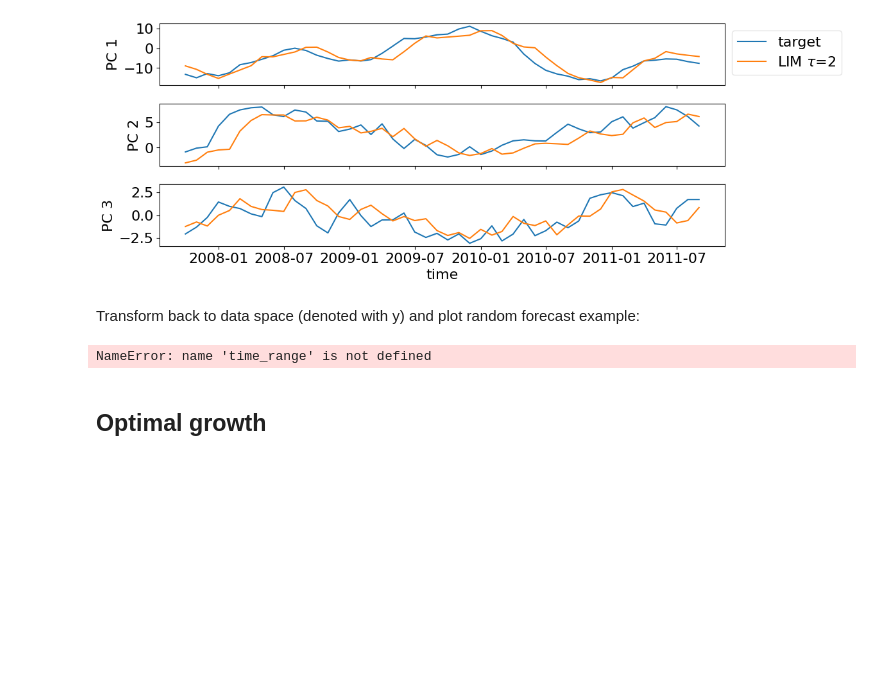
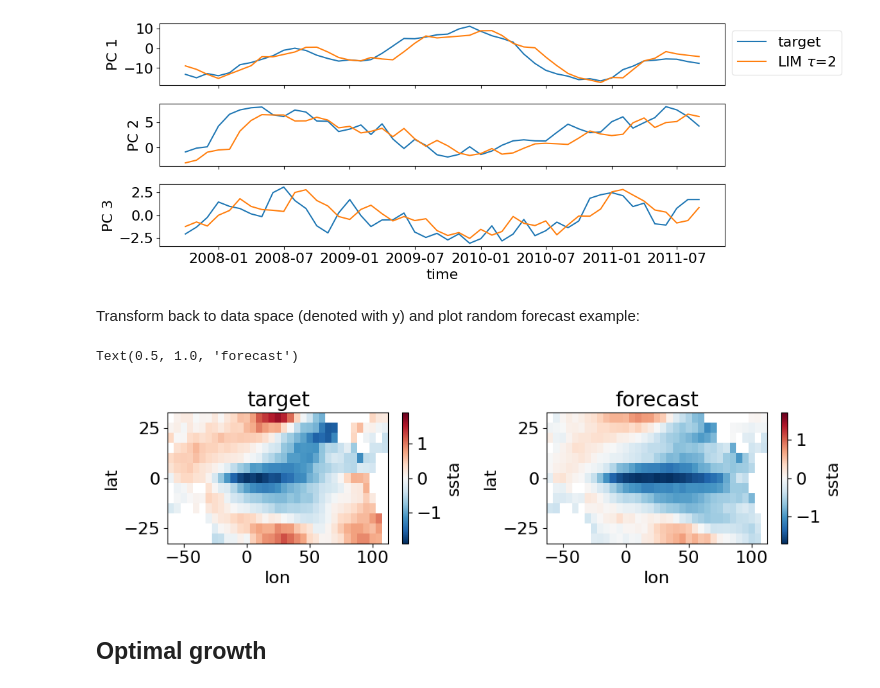
Before and after one commit to jakob-schloer/tutorials, a Jupyter notebook: LIM/stlim.ipynb, the cells around one changed output. Drawn from its saved outputs; the diff is of its cells as text; code cells hidden in the pictures; blank space fills up the shorter version.

```diff
--- a/LIM/stlim.ipynb
+++ b/LIM/stlim.ipynb
@@ -240,22 +238,22 @@ Text(0.5, 0, 'time')
 Transform back to data space (denoted with y) and plot random forecast example:
 # %%
 # Transform to dataspace
-times = data_test.isel(time=time_range)['time'][lag:]
-y = pca.reconstruction(x[:, lag:], newdim=times)
-y_frcst = pca.reconstruction(x_frcst[:, :-lag], newdim=times)
+y = pca.reconstruction(x[:, lag:], newdim=times[lag:])
+y_frcst = pca.reconstruction(x_frcst[:, :-lag], newdim=times[lag:])
 
 t_idx = 5
 
 plparam = {'tsa': dict(vmin=-2, vmax=2, eps=0.25),
            'zosa': dict(vmin=-0.1, vmax=.1, eps=0.025)}
 
 fig, axs = plt.subplots(1,2, figsize=(10, 3))
 y.isel(time=t_idx).plot(ax=axs[0])
 axs[0].set_title("target")
 y_frcst.isel(time=t_idx).plot(ax=axs[1])
 axs[1].set_title("forecast")
 # %% [output]
-NameError: name 'time_range' is not defined
+Text(0.5, 1.0, 'forecast')
+[figure, added]
 # %% [markdown]
 ## Optimal growth
 # %%
```
Also changed, not shown: parts of 3 cells of this notebook.
